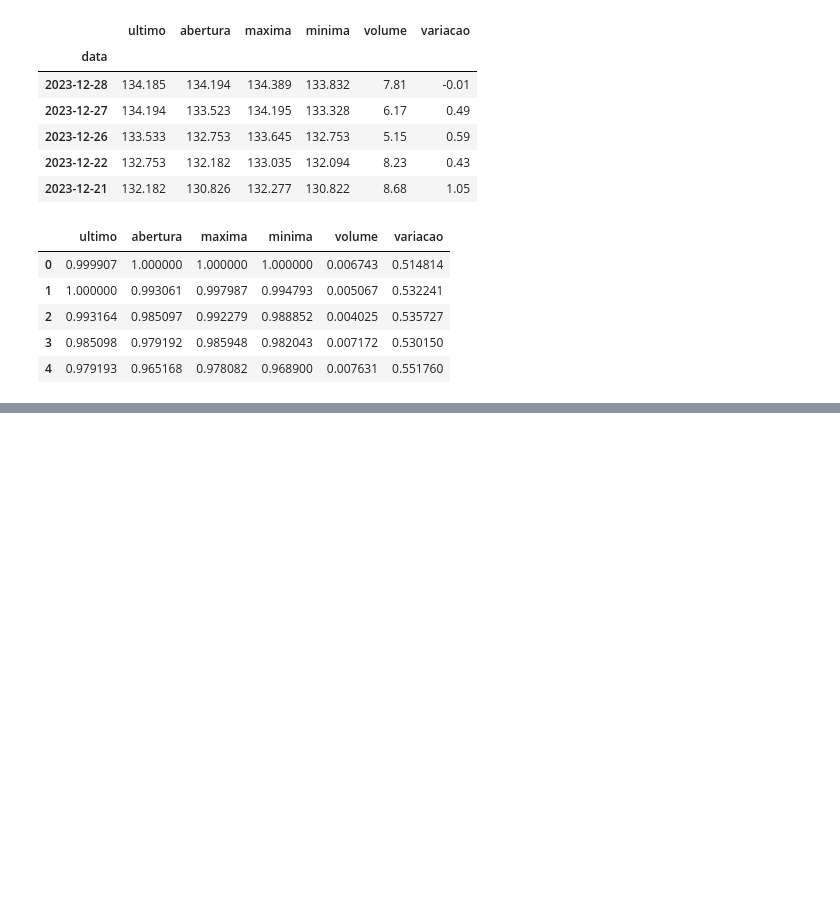
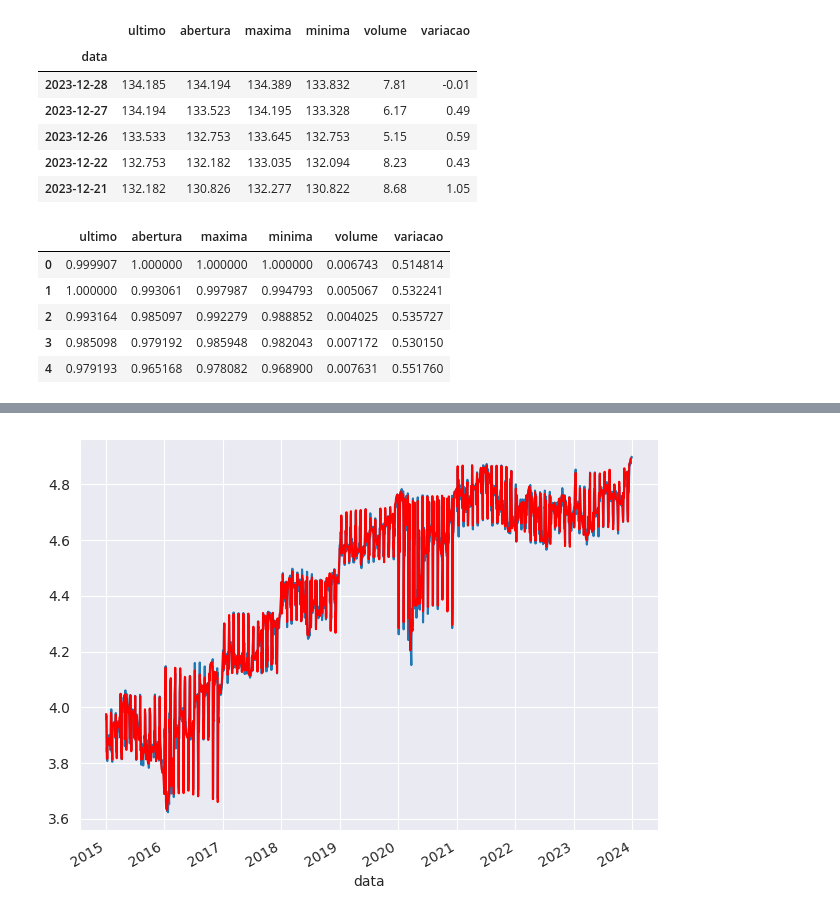
Before and after one commit to thaynnaraluciano/techChallenge2, a Jupyter notebook: TechChallenge_8anos.ipynb, the cells around one changed output, grey strips where cells are left out. Cells and saved outputs as stored; diff of their text form; code cells hidden in the pictures; blank space fills up the shorter version.

```diff
--- a/TechChallenge_8anos.ipynb
+++ b/TechChallenge_8anos.ipynb
@@ -254,0 +347,11 @@ plt.show()
+# %%
+#transformando com log
+df_log = np.log(df_temporal)
+ma_log = df_log.rolling(5).mean()
+
+f, ax = plt.subplots()
+df_log.plot(ax=ax, legend=False)
+ma_log.plot(ax=ax, legend=False, color='r')
+plt.tight_layout()
+# %% [output]
+[figure, added]
```
Also changed, not shown: parts of 24 cells of this notebook.
